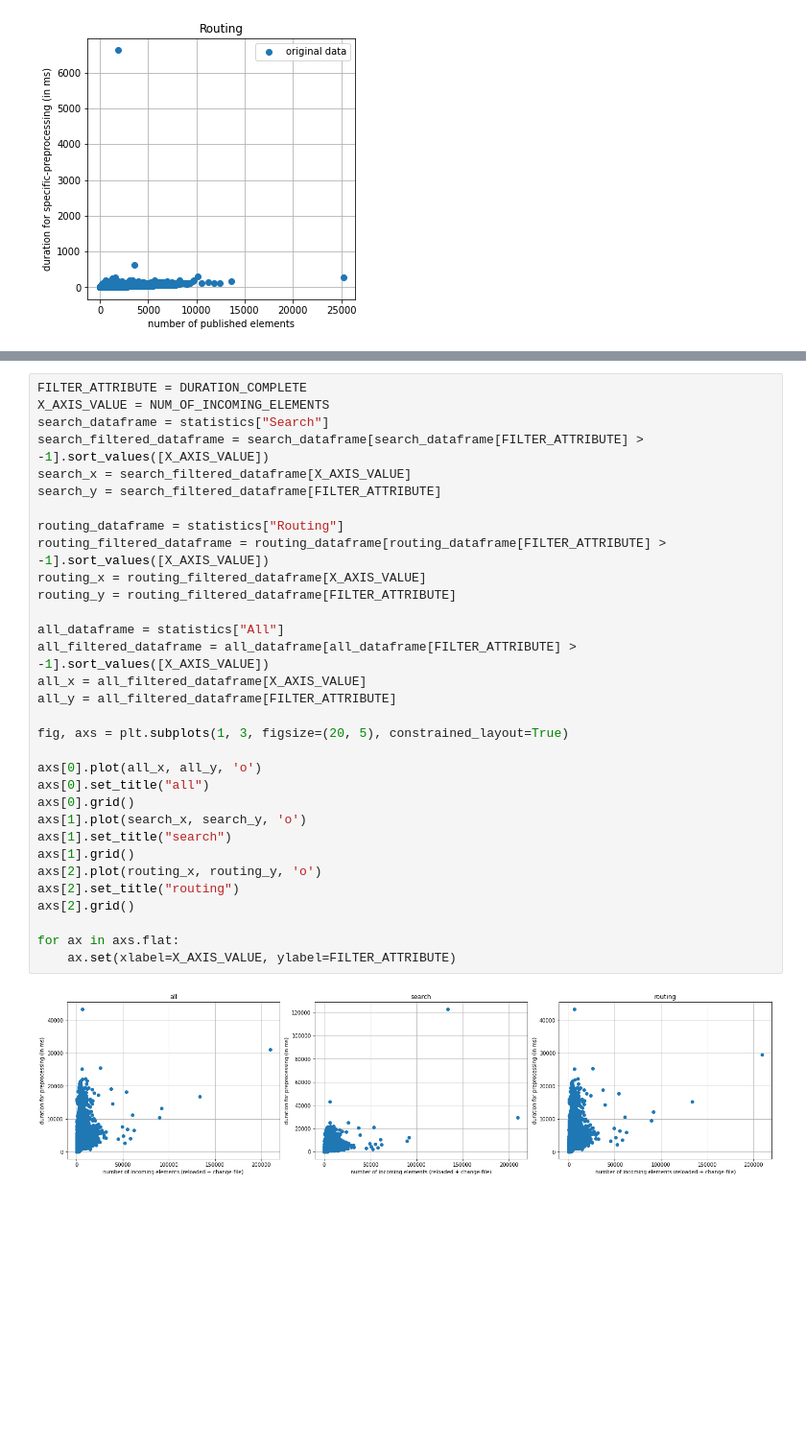
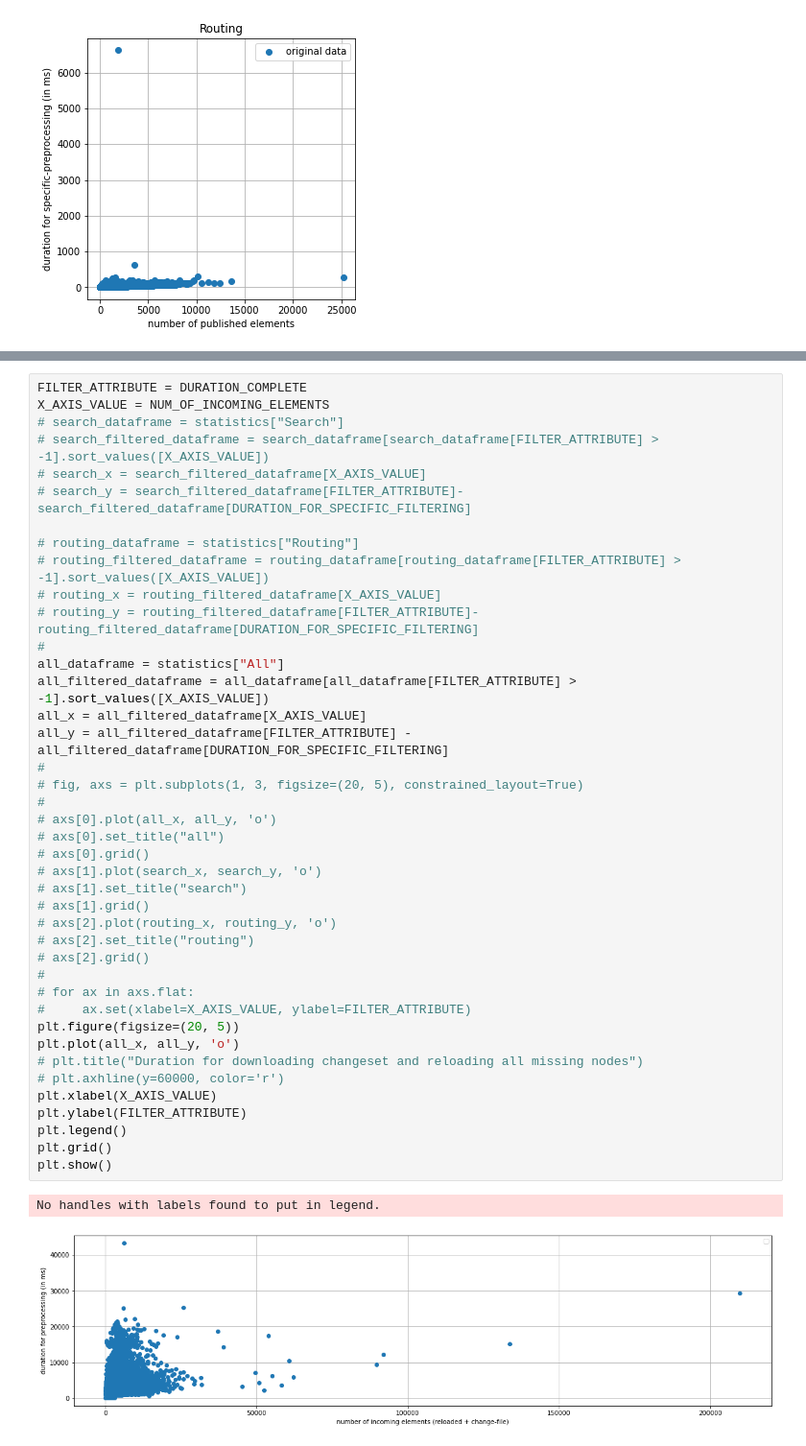
Before and after one commit to noxz-dev/osm-cqrs, a Jupyter notebook: docs/results/Analysis.ipynb, the cells around one changed output, grey strips where cells are left out. Shown at 96% size. Saved outputs shown, nothing was run; the diff lists cells and outputs as text; blank space fills up the shorter version.

Commit message:
New analysises and diagrams

```diff
--- a/docs/results/Analysis.ipynb
+++ b/docs/results/Analysis.ipynb
@@ -427,34 +466,44 @@ for ax in axs.flat:
 # %%
 FILTER_ATTRIBUTE = DURATION_COMPLETE
 X_AXIS_VALUE = NUM_OF_INCOMING_ELEMENTS
-search_dataframe = statistics["Search"]
-search_filtered_dataframe = search_dataframe[search_dataframe[FILTER_ATTRIBUTE] > -1].sort_values([X_AXIS_VALUE])
-search_x = search_filtered_dataframe[X_AXIS_VALUE]
-search_y = search_filtered_dataframe[FILTER_ATTRIBUTE]
+# search_dataframe = statistics["Search"]
+# search_filtered_dataframe = search_dataframe[search_dataframe[FILTER_ATTRIBUTE] > -1].sort_values([X_AXIS_VALUE])
+# search_x = search_filtered_dataframe[X_AXIS_VALUE]
+# search_y = search_filtered_dataframe[FILTER_ATTRIBUTE]-search_filtered_dataframe[DURATION_FOR_SPECIFIC_FILTERING]
 
-routing_dataframe = statistics["Routing"]
-routing_filtered_dataframe = routing_dataframe[routing_dataframe[FILTER_ATTRIBUTE] > -1].sort_values([X_AXIS_VALUE])
-routing_x = routing_filtered_dataframe[X_AXIS_VALUE]
-routing_y = routing_filtered_dataframe[FILTER_ATTRIBUTE]
-
+# routing_dataframe = statistics["Routing"]
+# routing_filtered_dataframe = routing_dataframe[routing_dataframe[FILTER_ATTRIBUTE] > -1].sort_values([X_AXIS_VALUE])
+# routing_x = routing_filtered_dataframe[X_AXIS_VALUE]
+# routing_y = routing_filtered_dataframe[FILTER_ATTRIBUTE]-routing_filtered_dataframe[DURATION_FOR_SPECIFIC_FILTERING]
+#
 all_dataframe = statistics["All"]
 all_filtered_dataframe = all_dataframe[all_dataframe[FILTER_ATTRIBUTE] > -1].sort_values([X_AXIS_VALUE])
 all_x = all_filtered_dataframe[X_AXIS_VALUE]
-all_y = all_filtered_dataframe[FILTER_ATTRIBUTE]
-
-fig, axs = plt.subplots(1, 3, figsize=(20, 5), constrained_layout=True)
-
-axs[0].plot(all_x, all_y, 'o')
-axs[0].set_title("all")
-axs[0].grid()
-axs[1].plot(search_x, search_y, 'o')
-axs[1].set_title("search")
-axs[1].grid()
-axs[2].plot(routing_x, routing_y, 'o')
-axs[2].set_title("routing")
-axs[2].grid()
-
-for ax in axs.flat:
-    ax.set(xlabel=X_AXIS_VALUE, ylabel=FILTER_ATTRIBUTE)
+all_y = all_filtered_dataframe[FILTER_ATTRIBUTE] - all_filtered_dataframe[DURATION_FOR_SPECIFIC_FILTERING]
+#
+# fig, axs = plt.subplots(1, 3, figsize=(20, 5), constrained_layout=True)
+#
+# axs[0].plot(all_x, all_y, 'o')
+# axs[0].set_title("all")
+# axs[0].grid()
+# axs[1].plot(search_x, search_y, 'o')
+# axs[1].set_title("search")
+# axs[1].grid()
+# axs[2].plot(routing_x, routing_y, 'o')
+# axs[2].set_title("routing")
+# axs[2].grid()
+#
+# for ax in axs.flat:
+#     ax.set(xlabel=X_AXIS_VALUE, ylabel=FILTER_ATTRIBUTE)
+plt.figure(figsize=(20, 5))
+plt.plot(all_x, all_y, 'o')
+# plt.title("Duration for downloading changeset and reloading all missing nodes")
+# plt.axhline(y=60000, color='r')
+plt.xlabel(X_AXIS_VALUE)
+plt.ylabel(FILTER_ATTRIBUTE)
+plt.legend()
+plt.grid()
+plt.show()
 # %% [output]
+No handles with labels found to put in legend.
-[figure, old version]
+[figure, new version]
```
Also changed, not shown: parts of 11 cells of this notebook, 17 other files.
